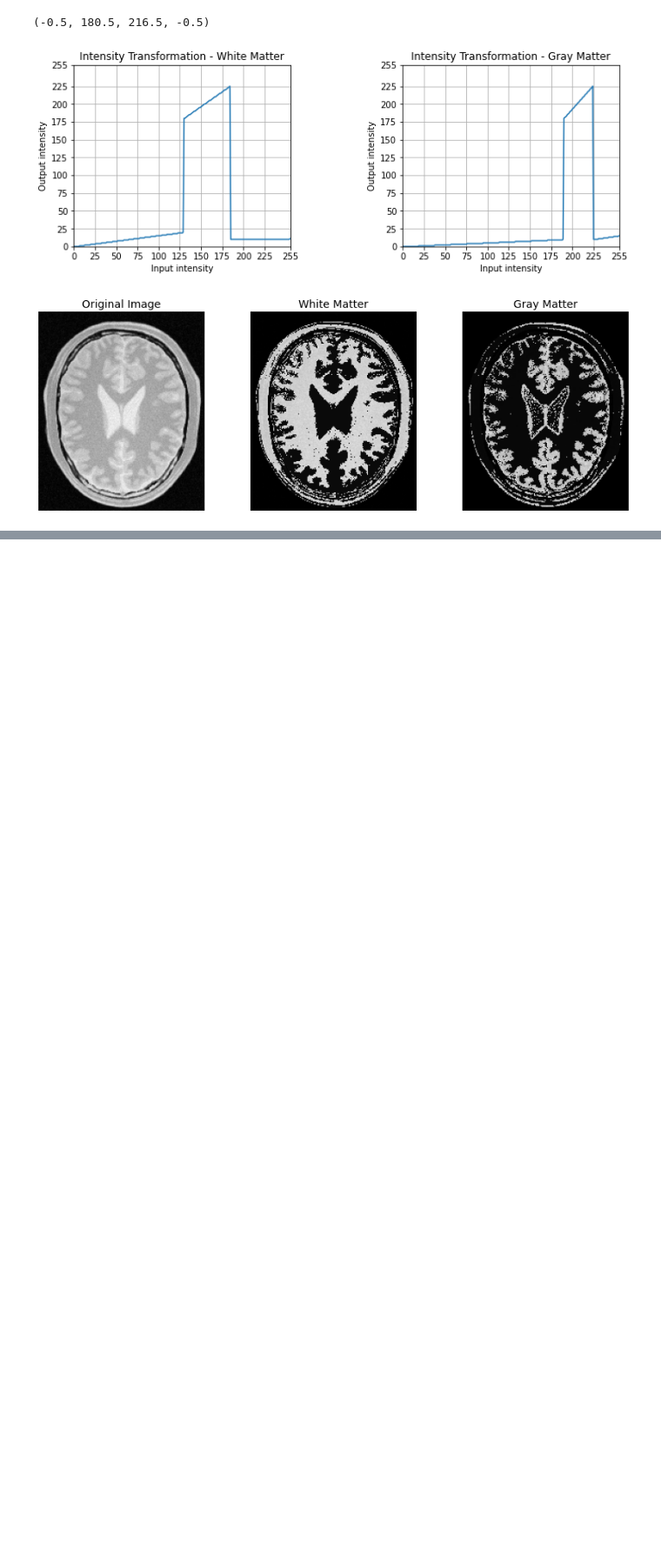
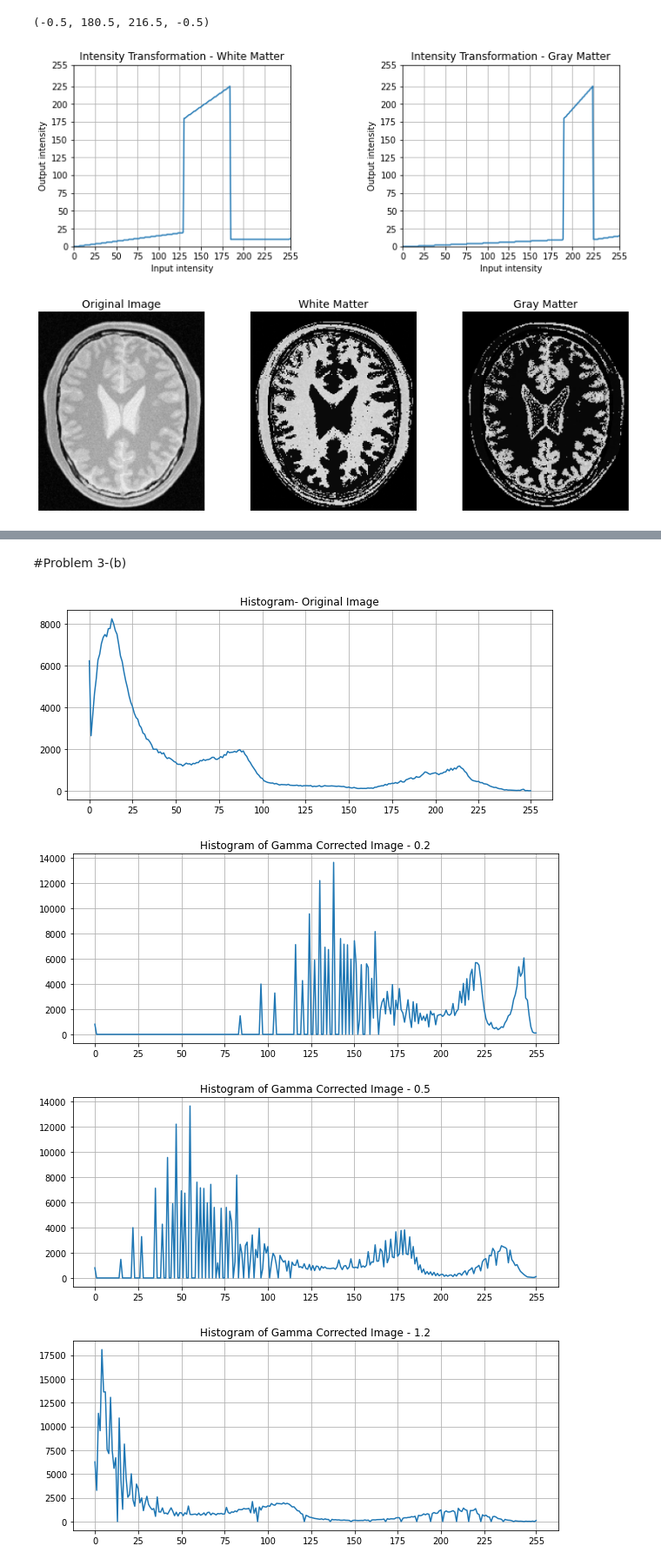
Before and after one commit to HashikaChathubhashaka/Image_Processing_Assignment, a Jupyter notebook: codes.ipynb, the cells around one changed output, grey strips where cells are left out. Shown at 87% size. Saved outputs shown, nothing was run; the diff lists cells and outputs as text; code cells hidden in the pictures; blank space fills up the shorter version.

```diff
--- a/codes.ipynb
+++ b/codes.ipynb
@@ -196,0 +202,28 @@ for g in gamma:
+# %% [markdown]
+#Problem 3-(b)
+# %%
+histogram_of_original_image = cv.calcHist([im],[0],None,[256],[0,256])
+
+label = [0, 25, 50, 75, 100, 125, 150, 175, 200, 225, 255]
+#Histogram of Original Image
+fig,ax = plt.subplots(1,1,figsize = (10,4))
+ax.plot(histogram_of_original_image)
+ax.set_title("Histogram- Original Image")
+ax.set_xticks(label)
+ax.grid("on")
+
+
+#Histogram of gamma corrected Images
+for k in range(len(histograms)):
+    hist_f = cv.calcHist([im], [0], None, [256], [0,256])
+    fig, ax = plt.subplots(1, 1, figsize=(10, 4))
+    ax.plot(histograms[k])
+    ax.set_title("Histogram of Gamma Corrected Image - " + str(gamma[k]))
+    ax.set_xticks(label)
+    ax.grid('on')
+plt.show()
+# %% [output]
+[figure, added]
+[figure, added]
+[figure, added]
+[figure, added]
```
Also changed, not shown: parts of 3 cells of this notebook.
